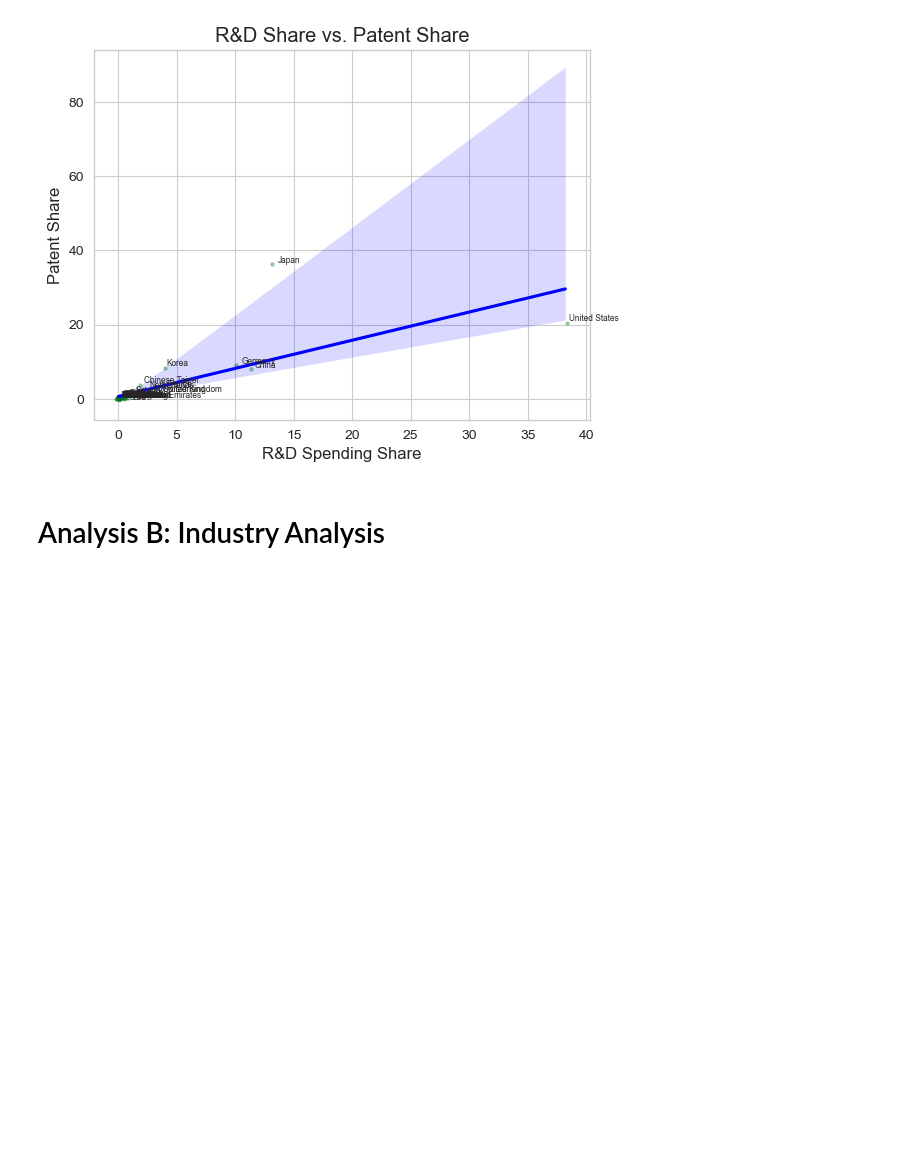
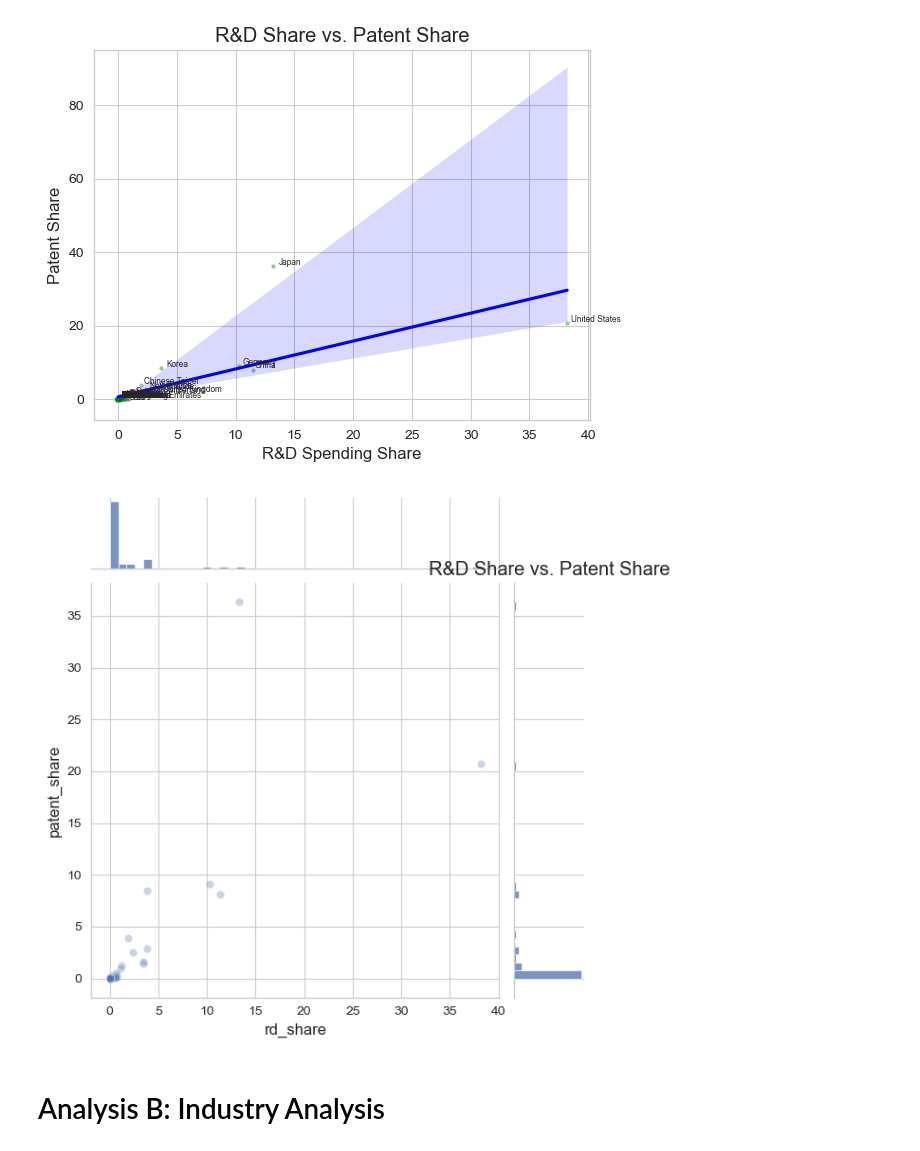
Before and after one commit to bassoonelephant/ip-productivity, a Jupyter notebook: ip_workbench.ipynb, the cells around one changed output. Cells and saved outputs as stored; diff of their text form; code cells hidden in the pictures; blank space fills up the shorter version.

```diff
--- a/ip_workbench.ipynb
+++ b/ip_workbench.ipynb
@@ -536,6 +535,33 @@ for i in range(df.shape[0]):
 plt.show()
 # %% [output]
 [figure]
+# %%
+# Jointplot
+
+# Draw jointplot
+df = country_analysis
+
+sns.set_style('whitegrid')
+sns.jointplot(x = 'rd_share',
+              y = 'patent_share',
+              data = df,
+              alpha = .3
+             )
+
+# Axes and Labels
+plt.title('R&D Share vs. Patent Share')
+plt.xlabel('R&D Spending Share')
+plt.ylabel('Patent Share')
+
+# Add labels
+# for i in range(df.shape[0]):
+#     plt.text(x = df.rd_share[i]+0.3, y = df.patent_share[i]+0.3, s=df.hq_country[i],
+#     fontdict = dict(size = 6))
+
+# Show graph
+plt.show()
+# %% [output]
+[figure, added]
 # %% [markdown]
 # Analysis B:  Industry Analysis
 # %% [markdown]
```
Also changed, not shown: parts of 11 cells of this notebook.
